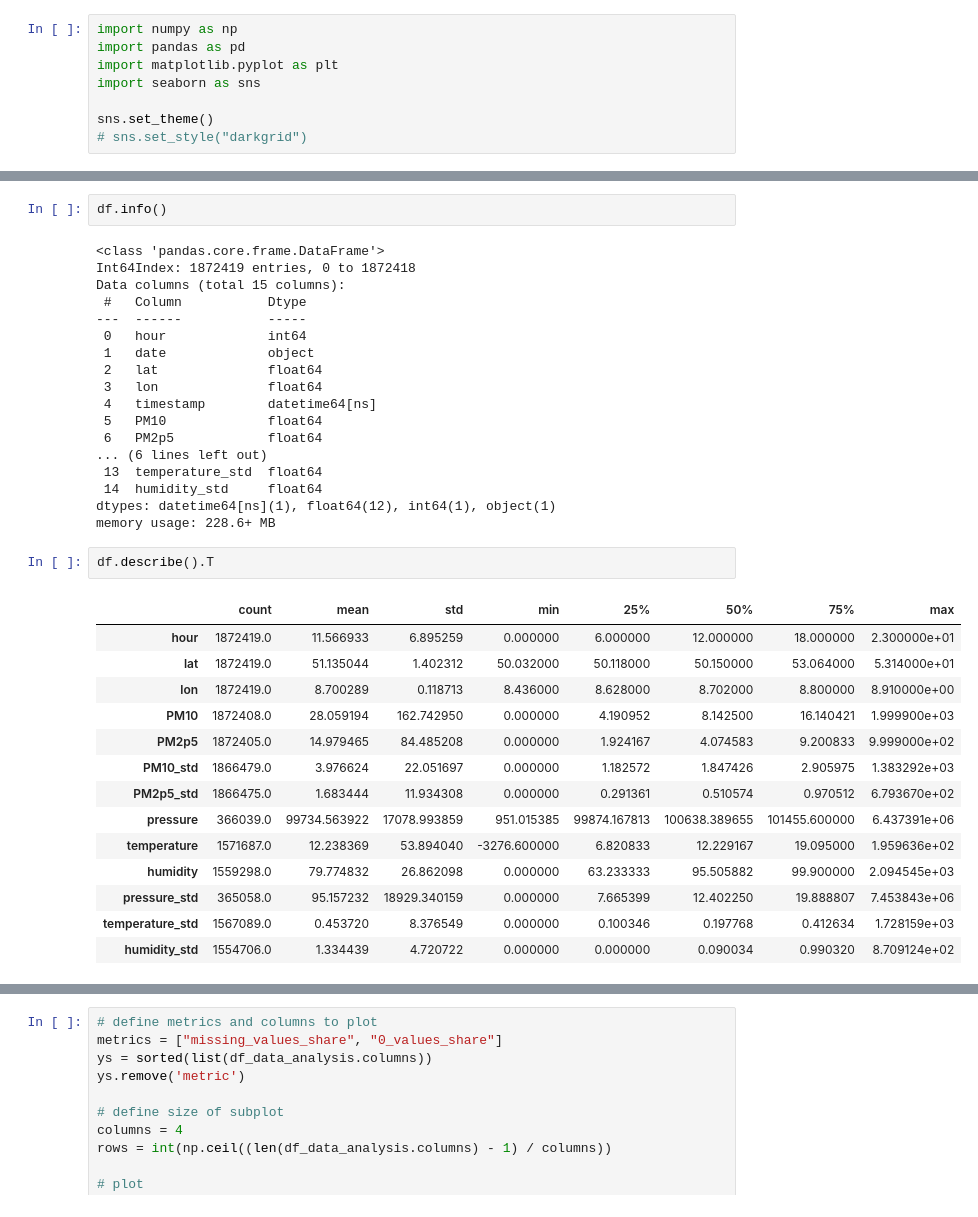
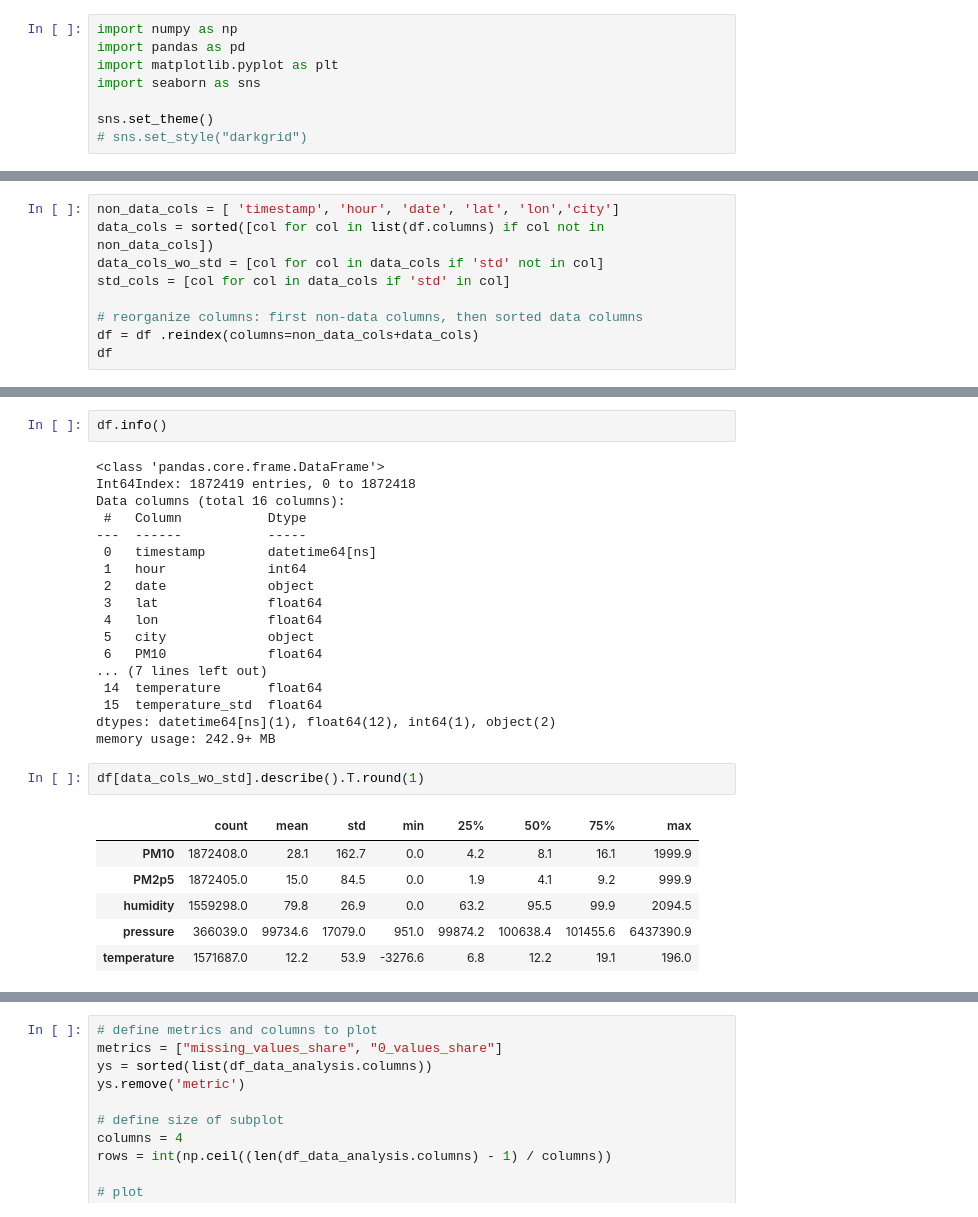
Before and after one commit to j-herbig/air-pollution, a Jupyter notebook: notebooks/EDA_johannes.ipynb, the cells around one changed output, grey strips where cells are left out. Saved outputs shown, nothing was run; the diff lists cells and outputs as text.

```diff
--- a/notebooks/EDA_johannes.ipynb
+++ b/notebooks/EDA_johannes.ipynb
@@ -31,0 +27,9 @@ print(data_cols)
+# %%
+non_data_cols = [ 'timestamp', 'hour', 'date', 'lat', 'lon','city']
+data_cols = sorted([col for col in list(df.columns) if col not in non_data_cols])
+data_cols_wo_std = [col for col in data_cols if 'std' not in col]
+std_cols = [col for col in data_cols if 'std' in col]
+
+# reorganize columns: first non-data columns, then sorted data columns
+df = df .reindex(columns=non_data_cols+data_cols)
+df
@@ -34,35 +52,27 @@ df.info()
 # %% [output]
 <class 'pandas.core.frame.DataFrame'>
 Int64Index: 1872419 entries, 0 to 1872418
-Data columns (total 15 columns):
+Data columns (total 16 columns):
  #   Column           Dtype
 ---  ------           -----
- 0   hour             int64
- 1   date             object
- 2   lat              float64
- 3   lon              float64
- 4   timestamp        datetime64[ns]
- 5   PM10             float64
- 6   PM2p5            float64
-... (6 lines left out)
- 13  temperature_std  float64
- 14  humidity_std     float64
-dtypes: datetime64[ns](1), float64(12), int64(1), object(1)
-memory usage: 228.6+ MB
+ 0   timestamp        datetime64[ns]
+ 1   hour             int64
+ 2   date             object
+ 3   lat              float64
+ 4   lon              float64
+ 5   city             object
+ 6   PM10             float64
+... (7 lines left out)
+ 14  temperature      float64
+ 15  temperature_std  float64
+dtypes: datetime64[ns](1), float64(12), int64(1), object(2)
+memory usage: 242.9+ MB
 # %%
-df.describe().T
+df[data_cols_wo_std].describe().T.round(1)
 # %% [output]
 |  | count | mean | std | min | 25% | 50% | 75% | max |
-| hour | 1872419.0 | 11.566933 | 6.895259 | 0.000000 | 6.000000 | 12.000000 | 18.000000 | 2.300000e+01 |
-| lat | 1872419.0 | 51.135044 | 1.402312 | 50.032000 | 50.118000 | 50.150000 | 53.064000 | 5.314000e+01 |
-| lon | 1872419.0 | 8.700289 | 0.118713 | 8.436000 | 8.628000 | 8.702000 | 8.800000 | 8.910000e+00 |
-| PM10 | 1872408.0 | 28.059194 | 162.742950 | 0.000000 | 4.190952 | 8.142500 | 16.140421 | 1.999900e+03 |
-| PM2p5 | 1872405.0 | 14.979465 | 84.485208 | 0.000000 | 1.924167 | 4.074583 | 9.200833 | 9.999000e+02 |
-| PM10_std | 1866479.0 | 3.976624 | 22.051697 | 0.000000 | 1.182572 | 1.847426 | 2.905975 | 1.383292e+03 |
-| PM2p5_std | 1866475.0 | 1.683444 | 11.934308 | 0.000000 | 0.291361 | 0.510574 | 0.970512 | 6.793670e+02 |
-| pressure | 366039.0 | 99734.563922 | 17078.993859 | 951.015385 | 99874.167813 | 100638.389655 | 101455.600000 | 6.437391e+06 |
-| temperature | 1571687.0 | 12.238369 | 53.894040 | -3276.600000 | 6.820833 | 12.229167 | 19.095000 | 1.959636e+02 |
-| humidity | 1559298.0 | 79.774832 | 26.862098 | 0.000000 | 63.233333 | 95.505882 | 99.900000 | 2.094545e+03 |
-| pressure_std | 365058.0 | 95.157232 | 18929.340159 | 0.000000 | 7.665399 | 12.402250 | 19.888807 | 7.453843e+06 |
-| temperature_std | 1567089.0 | 0.453720 | 8.376549 | 0.000000 | 0.100346 | 0.197768 | 0.412634 | 1.728159e+03 |
-| humidity_std | 1554706.0 | 1.334439 | 4.720722 | 0.000000 | 0.000000 | 0.090034 | 0.990320 | 8.709124e+02 |
+| PM10 | 1872408.0 | 28.1 | 162.7 | 0.0 | 4.2 | 8.1 | 16.1 | 1999.9 |
+| PM2p5 | 1872405.0 | 15.0 | 84.5 | 0.0 | 1.9 | 4.1 | 9.2 | 999.9 |
+| humidity | 1559298.0 | 79.8 | 26.9 | 0.0 | 63.2 | 95.5 | 99.9 | 2094.5 |
+| pressure | 366039.0 | 99734.6 | 17079.0 | 951.0 | 99874.2 | 100638.4 | 101455.6 | 6437390.9 |
+| temperature | 1571687.0 | 12.2 | 53.9 | -3276.6 | 6.8 | 12.2 | 19.1 | 196.0 |
```
Also changed, not shown: parts of 18 cells of this notebook.
